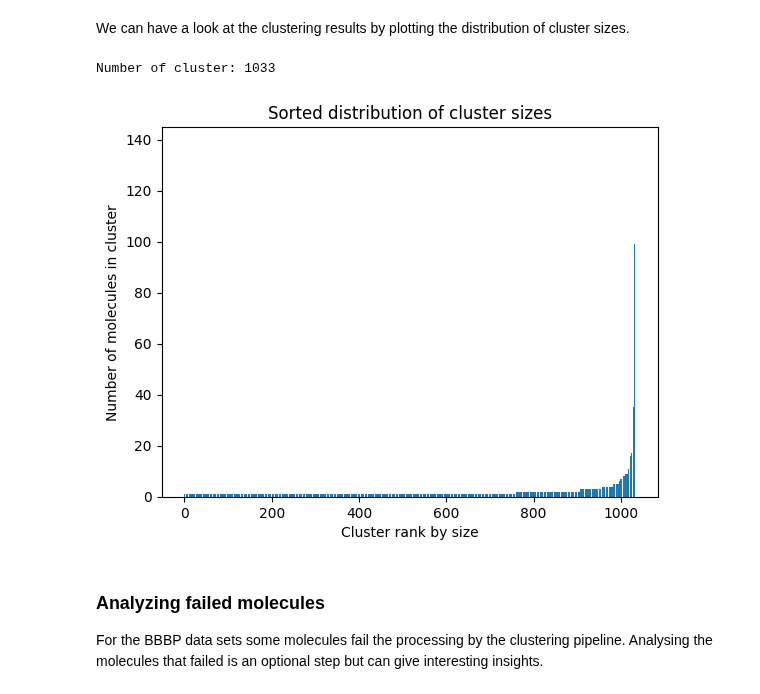
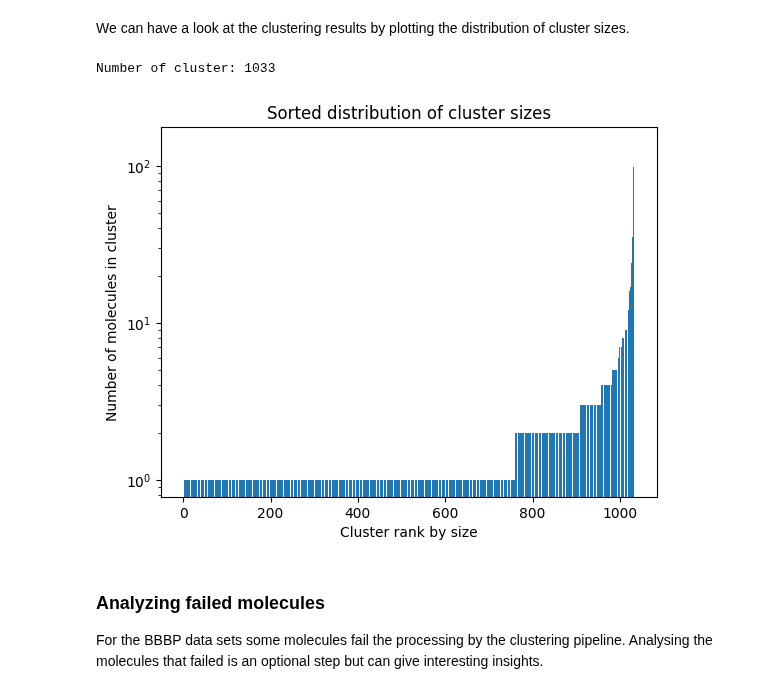
Before and after one commit to basf/MolPipeline, a Jupyter notebook: notebooks/advanced_01_hyperopt_on_bbbp.ipynb, the cells around one changed output. Drawn from its saved outputs; the diff is of its cells as text; code cells hidden in the pictures.

```diff
--- a/notebooks/advanced_01_hyperopt_on_bbbp.ipynb
+++ b/notebooks/advanced_01_hyperopt_on_bbbp.ipynb
@@ -152,14 +152,15 @@ We can have a look at the clustering results by plotting the distribution of clu
 # %%
 values, counts = np.unique(df["groups"], return_counts=True)
 print("Number of cluster:", len(values))
 plt.bar(range(len(counts)), sorted(counts))
 plt.xlabel("Cluster rank by size")
 plt.ylabel("Number of molecules in cluster")
+plt.yscale("log")
 _ = plt.title("Sorted distribution of cluster sizes")
 # plt.savefig("cluster_sizes.pdf", dpi=300)
 # %% [output]
 Number of cluster: 1033
-[figure, old version]
+[figure, new version]
 # %% [markdown]
 ### Analyzing failed molecules
 
```
Also changed, not shown: parts of 3 cells of this notebook, 2 other files.
